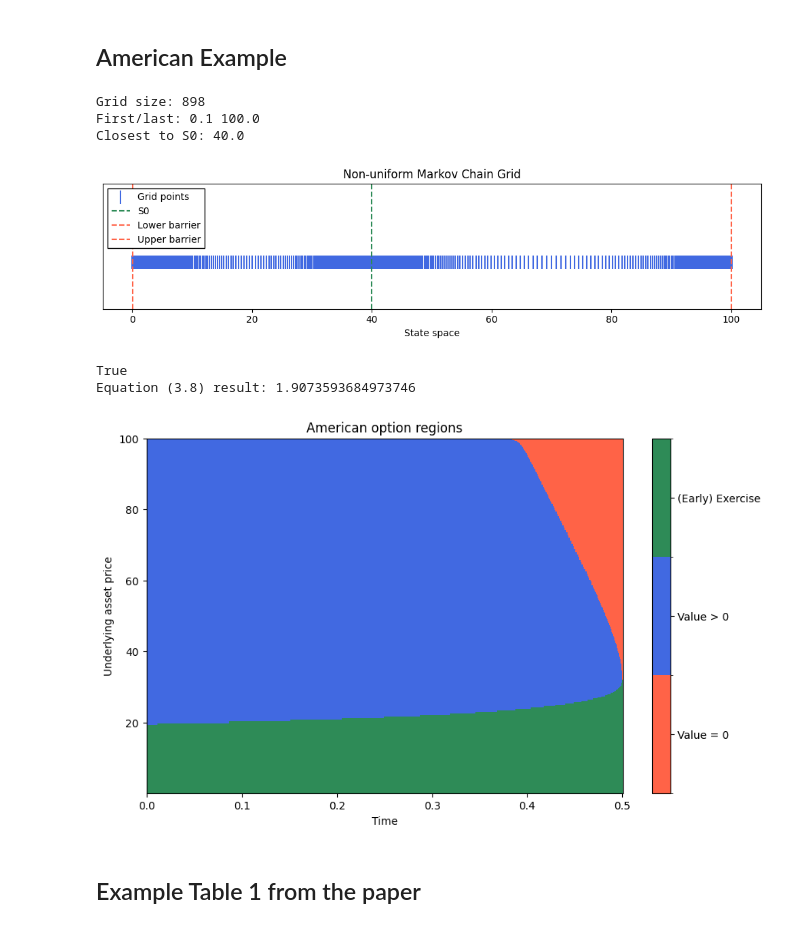
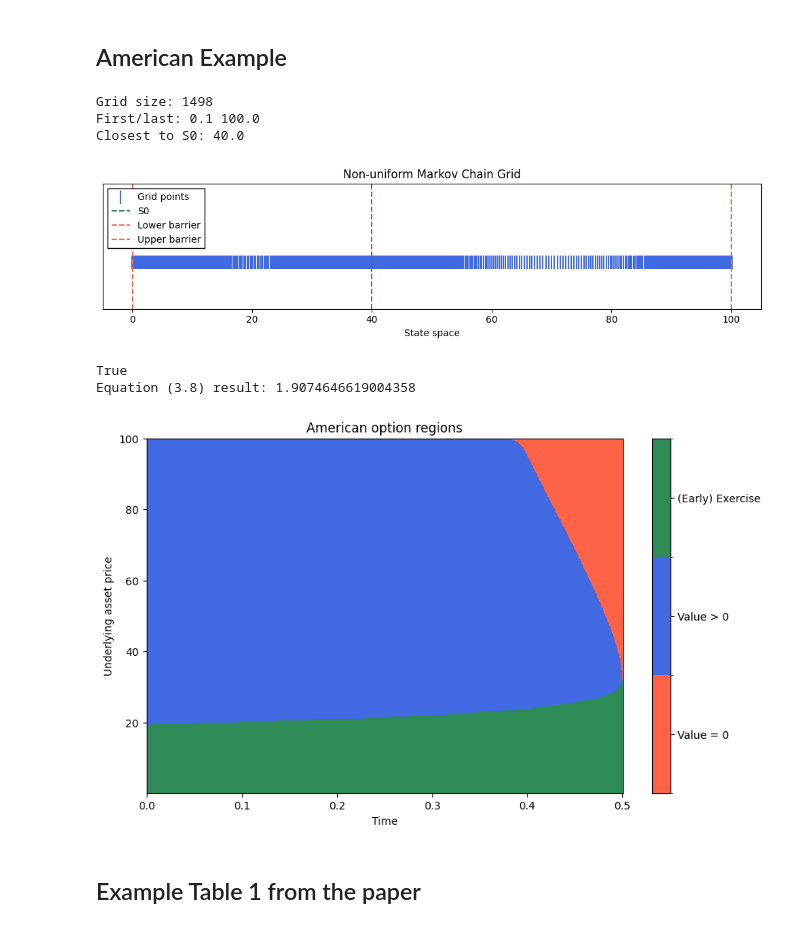
Before and after one commit to heavy-t/MMATH_Project, a Jupyter notebook: Markov.ipynb, the cells around one changed output. Drawn from its saved outputs; the diff is of its cells as text; code cells hidden in the pictures.

```diff
--- a/Markov.ipynb
+++ b/Markov.ipynb
@@ -637,38 +659,38 @@ Equation (3.8) result: 5.135612289329278
 # %%
 S0, E, r, T, sigma, d, style = 40.0, 32, 0.1, 0.5, 0.54202, 0, "American"
 l,u = 0.11, 99.999
 
 G = build_nonuniform_grid(
     S0=S0, l=l, u=u,
     x_min=0.1, x_max=100,
-    N1=300, N2=300, N3=300,
+    N1=500, N2=500, N3=500,
     d1_minus=20, d1_plus=1.0,
     d2_minus=1.0,   d2_plus=1.0,
     d3_minus=1.0,   d3_plus=20,
 )
 
 print("Grid size:", len(G))
 print("First/last:", G[0], G[-1])
 print("Closest to S0:", G[np.argmin(np.abs(G - S0))])
 
 plot_grid(G, S0=S0, l=l, u=u)
 
 #Generator Building
 Lambda = build_generator(G, r, d, sigma)
 print(np.all(build_jump_generator(G) == 0))
 
 #Equation (3.8)
 result = theorem_3_8_value(Lambda, G, l, u, r, T, E,S0,style)
 print("Equation (3.8) result:", result["option_price"])
 
 plot_option_regions(result)
 # %% [output]
-Grid size: 898
+Grid size: 1498
 First/last: 0.1 100.0
 Closest to S0: 40.0
-[figure, old version]
+[figure, new version]
 True
-Equation (3.8) result: 1.9073593684973746
+Equation (3.8) result: 1.9074646619004358
 [figure]
 # %% [markdown]
 ## Example Table 1 from the paper
```
Also changed, not shown: parts of 4 cells of this notebook.
